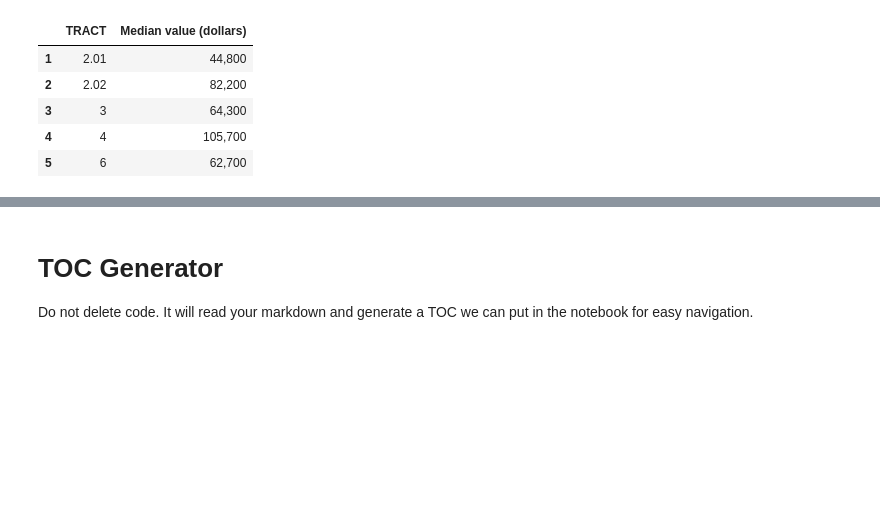
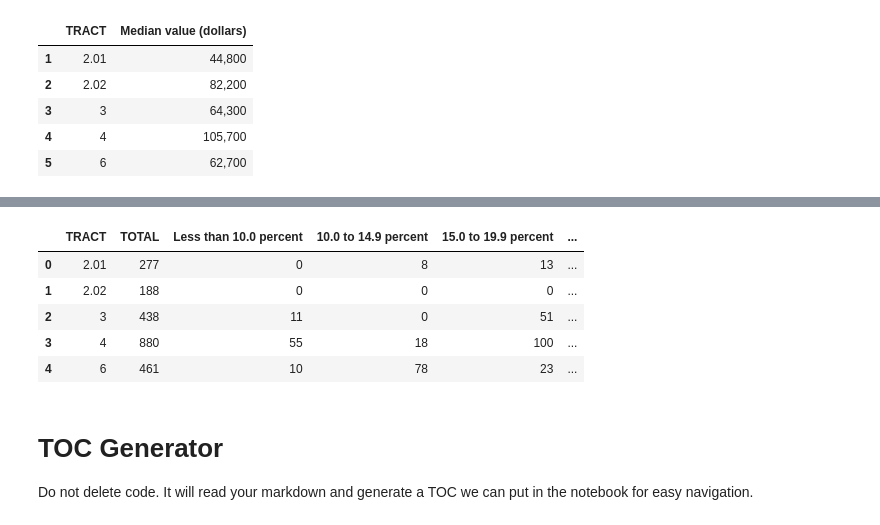
Before and after one commit to Code-You-Contributors/HUD_data_master, a Jupyter notebook: Curtis/curtis.ipynb, the cells around one changed output, grey strips where cells are left out. Cells and saved outputs as stored; diff of their text form; code cells hidden in the pictures; blank space fills up the shorter version.

```diff
--- a/Curtis/curtis.ipynb
+++ b/Curtis/curtis.ipynb
@@ -306,0 +356,24 @@ df_rent.to_csv("../Curtis/data/processed/home_value_clean.csv", index = True)
+# %%
+# Remove the white spaces from all column names
+df_rent_burden.columns = df_rent_burden.columns.str.strip()
+
+# Remove the colon from "Total:"
+df_rent_burden.rename(columns={'Total:': 'TOTAL'}, inplace=True)
+
+# Create index column
+df_rent_burden = df_rent_burden.reset_index()
+
+# Now we can label first column
+df_rent_burden.rename(columns={df_rent_burden.columns[0]: 'TRACT'}, inplace=True)
+
+# Keep only tract # in string
+df_rent_burden['TRACT'] = df_rent_burden['TRACT'].str.extract(r'Census Tract ([\d.]+)')
+
+df_rent_burden.head()
+# %% [output]
+|  | TRACT | TOTAL | Less than 10.0 percent | 10.0 to 14.9 percent | 15.0 to 19.9 percent | ... |
+| 0 | 2.01 | 277 | 0 | 8 | 13 | ... |
+| 1 | 2.02 | 188 | 0 | 0 | 0 | ... |
+| 2 | 3 | 438 | 11 | 0 | 51 | ... |
+| 3 | 4 | 880 | 55 | 18 | 100 | ... |
+| 4 | 6 | 461 | 10 | 78 | 23 | ... |
```
Also changed, not shown: parts of 5 cells of this notebook, 1 other file.
